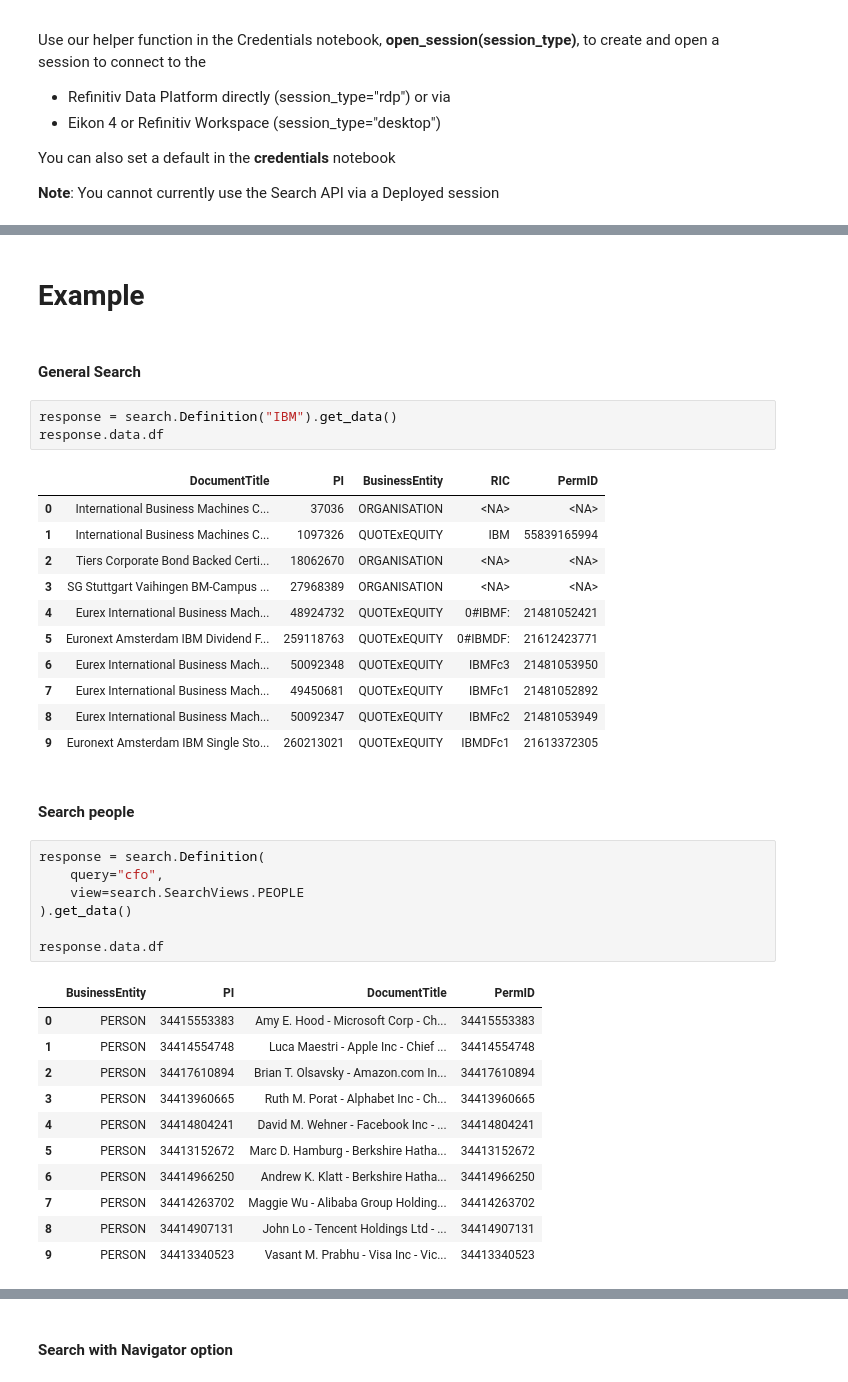
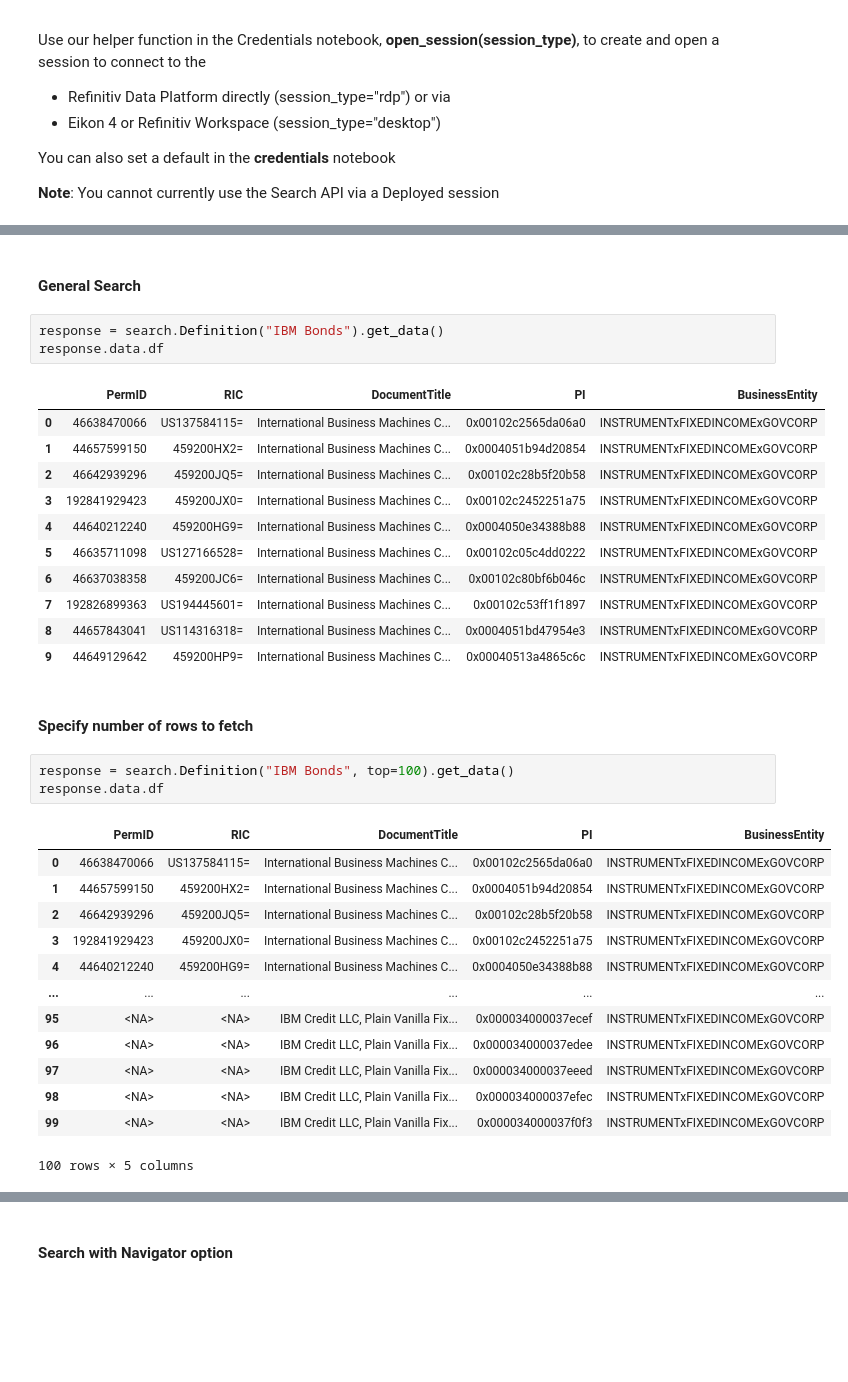
Before and after one commit to LSEG-API-Samples/Example.DataLibrary.Python, a Jupyter notebook: 2.Content/2.6-Search/2.6.01-Search.ipynb, the cells around one changed output, grey strips where cells are left out. Drawn from its saved outputs; the diff is of its cells as text; blank space fills up the shorter version.

Commit message:
Symbology and some Search changes

```diff
--- a/2.Content/2.6-Search/2.6.01-Search.ipynb
+++ b/2.Content/2.6-Search/2.6.01-Search.ipynb
@@ -27,40 +37,36 @@ open_session()
-# %% [markdown]
-# Example
 # %% [markdown]
 #### General Search
 # %%
-response = search.Definition("IBM").get_data()
+response = search.Definition("IBM Bonds").get_data()
 response.data.df
 # %% [output]
-|  | DocumentTitle | PI | BusinessEntity | RIC | PermID |
-| 0 | International Business Machines C... | 37036 | ORGANISATION | <NA> | <NA> |
-| 1 | International Business Machines C... | 1097326 | QUOTExEQUITY | IBM | 55839165994 |
-| 2 | Tiers Corporate Bond Backed Certi... | 18062670 | ORGANISATION | <NA> | <NA> |
-| 3 | SG Stuttgart Vaihingen BM-Campus ... | 27968389 | ORGANISATION | <NA> | <NA> |
-| 4 | Eurex International Business Mach... | 48924732 | QUOTExEQUITY | 0#IBMF: | 21481052421 |
-| 5 | Euronext Amsterdam IBM Dividend F... | 259118763 | QUOTExEQUITY | 0#IBMDF: | 21612423771 |
-| 6 | Eurex International Business Mach... | 50092348 | QUOTExEQUITY | IBMFc3 | 21481053950 |
-| 7 | Eurex International Business Mach... | 49450681 | QUOTExEQUITY | IBMFc1 | 21481052892 |
-| 8 | Eurex International Business Mach... | 50092347 | QUOTExEQUITY | IBMFc2 | 21481053949 |
-| 9 | Euronext Amsterdam IBM Single Sto... | 260213021 | QUOTExEQUITY | IBMDFc1 | 21613372305 |
+|  | PermID | RIC | DocumentTitle | PI | BusinessEntity |
+| 0 | 46638470066 | US137584115= | International Business Machines C... | 0x00102c2565da06a0 | INSTRUMENTxFIXEDINCOMExGOVCORP |
+| 1 | 44657599150 | 459200HX2= | International Business Machines C... | 0x0004051b94d20854 | INSTRUMENTxFIXEDINCOMExGOVCORP |
+| 2 | 46642939296 | 459200JQ5= | International Business Machines C... | 0x00102c28b5f20b58 | INSTRUMENTxFIXEDINCOMExGOVCORP |
+| 3 | 192841929423 | 459200JX0= | International Business Machines C... | 0x00102c2452251a75 | INSTRUMENTxFIXEDINCOMExGOVCORP |
+| 4 | 44640212240 | 459200HG9= | International Business Machines C... | 0x0004050e34388b88 | INSTRUMENTxFIXEDINCOMExGOVCORP |
+| 5 | 46635711098 | US127166528= | International Business Machines C... | 0x00102c05c4dd0222 | INSTRUMENTxFIXEDINCOMExGOVCORP |
+| 6 | 46637038358 | 459200JC6= | International Business Machines C... | 0x00102c80bf6b046c | INSTRUMENTxFIXEDINCOMExGOVCORP |
+| 7 | 192826899363 | US194445601= | International Business Machines C... | 0x00102c53ff1f1897 | INSTRUMENTxFIXEDINCOMExGOVCORP |
+| 8 | 44657843041 | US114316318= | International Business Machines C... | 0x0004051bd47954e3 | INSTRUMENTxFIXEDINCOMExGOVCORP |
+| 9 | 44649129642 | 459200HP9= | International Business Machines C... | 0x00040513a4865c6c | INSTRUMENTxFIXEDINCOMExGOVCORP |
-# %% [markdown]
-#### Search people
+# %% [markdown]
+#### Specify number of rows to fetch
 # %%
-response = search.Definition(
-    query="cfo",
-    view=search.SearchViews.PEOPLE
-).get_data()
-
+response = search.Definition("IBM Bonds", top=100).get_data()
 response.data.df
 # %% [output]
-|  | BusinessEntity | PI | DocumentTitle | PermID |
-| 0 | PERSON | 34415553383 | Amy E. Hood - Microsoft Corp - Ch... | 34415553383 |
-| 1 | PERSON | 34414554748 | Luca Maestri - Apple Inc - Chief ... | 34414554748 |
-| 2 | PERSON | 34417610894 | Brian T. Olsavsky - Amazon.com In... | 34417610894 |
-| 3 | PERSON | 34413960665 | Ruth M. Porat - Alphabet Inc - Ch... | 34413960665 |
-| 4 | PERSON | 34414804241 | David M. Wehner - Facebook Inc - ... | 34414804241 |
-| 5 | PERSON | 34413152672 | Marc D. Hamburg - Berkshire Hatha... | 34413152672 |
-| 6 | PERSON | 34414966250 | Andrew K. Klatt - Berkshire Hatha... | 34414966250 |
-| 7 | PERSON | 34414263702 | Maggie Wu - Alibaba Group Holding... | 34414263702 |
-| 8 | PERSON | 34414907131 | John Lo - Tencent Holdings Ltd - ... | 34414907131 |
-| 9 | PERSON | 34413340523 | Vasant M. Prabhu - Visa Inc - Vic... | 34413340523 |
+|  | PermID | RIC | DocumentTitle | PI | BusinessEntity |
+| 0 | 46638470066 | US137584115= | International Business Machines C... | 0x00102c2565da06a0 | INSTRUMENTxFIXEDINCOMExGOVCORP |
+| 1 | 44657599150 | 459200HX2= | International Business Machines C... | 0x0004051b94d20854 | INSTRUMENTxFIXEDINCOMExGOVCORP |
+| 2 | 46642939296 | 459200JQ5= | International Business Machines C... | 0x00102c28b5f20b58 | INSTRUMENTxFIXEDINCOMExGOVCORP |
+| 3 | 192841929423 | 459200JX0= | International Business Machines C... | 0x00102c2452251a75 | INSTRUMENTxFIXEDINCOMExGOVCORP |
+| 4 | 44640212240 | 459200HG9= | International Business Machines C... | 0x0004050e34388b88 | INSTRUMENTxFIXEDINCOMExGOVCORP |
+| ... | ... | ... | ... | ... | ... |
+| 95 | <NA> | <NA> | IBM Credit LLC, Plain Vanilla Fix... | 0x000034000037ecef | INSTRUMENTxFIXEDINCOMExGOVCORP |
+| 96 | <NA> | <NA> | IBM Credit LLC, Plain Vanilla Fix... | 0x000034000037edee | INSTRUMENTxFIXEDINCOMExGOVCORP |
+| 97 | <NA> | <NA> | IBM Credit LLC, Plain Vanilla Fix... | 0x000034000037eeed | INSTRUMENTxFIXEDINCOMExGOVCORP |
+| 98 | <NA> | <NA> | IBM Credit LLC, Plain Vanilla Fix... | 0x000034000037efec | INSTRUMENTxFIXEDINCOMExGOVCORP |
+| 99 | <NA> | <NA> | IBM Credit LLC, Plain Vanilla Fix... | 0x000034000037f0f3 | INSTRUMENTxFIXEDINCOMExGOVCORP |
+100 rows × 5 columns
```
Also changed, not shown: parts of 26 cells of this notebook, 1 other file.
